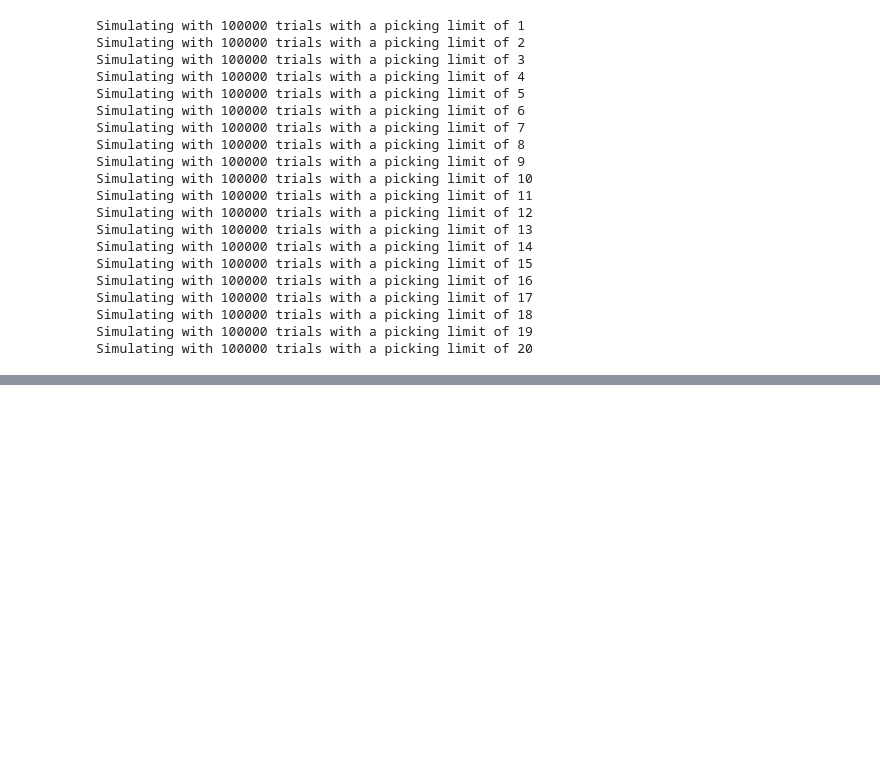
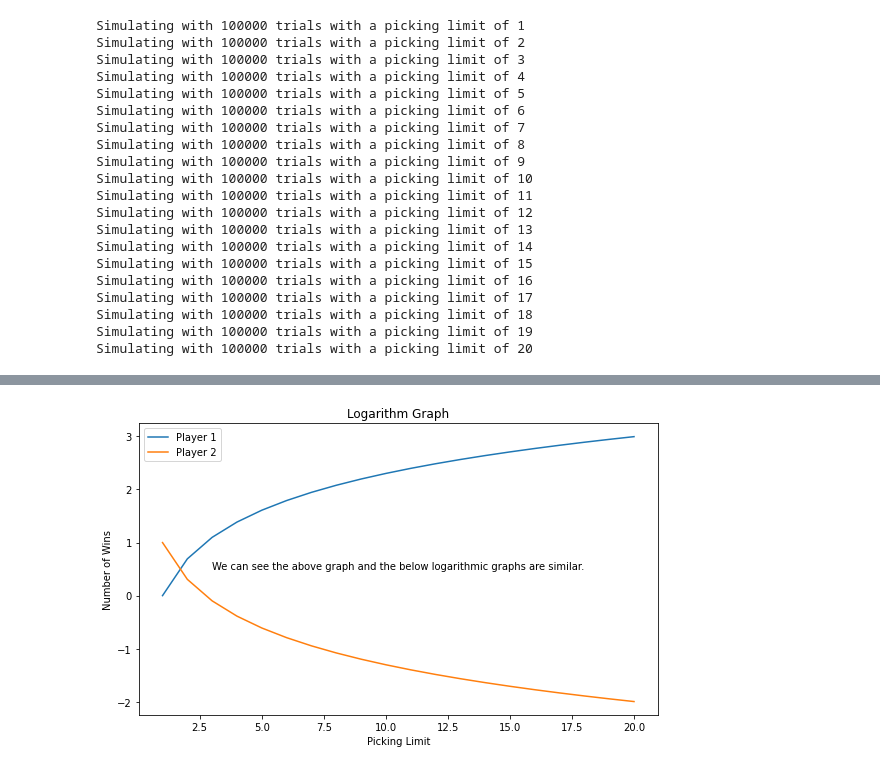
Before and after one commit to naxxatra/nim-prob-sim, a Jupyter notebook: main.ipynb, the cells around one changed output, grey strips where cells are left out. Drawn from its saved outputs; the diff is of its cells as text; code cells hidden in the pictures; blank space fills up the shorter version.

```diff
--- a/main.ipynb
+++ b/main.ipynb
@@ -93,0 +95,17 @@ plt.close()
+# %%
+# Logarithm Graph
+plt.figure(figsize=(8, 5))
+y_axis = np.array([[np.log(i), 1 - np.log(i)] for i in range(1, 21)])
+plt.plot([i for i in range(1, 21)], y_axis[:,0], label="Player 1")
+plt.plot([i for i in range(1, 21)], y_axis[:,1], label="Player 2")
+plt.xlabel("Picking Limit")
+plt.ylabel("Number of Wins")
+plt.title("Logarithm Graph")
+plt.text(3, 0.5, "We can see the above graph and the below logarithmic graphs are similar.")
+plt.legend()
+plt.tight_layout()
+plt.savefig('plot.png')
+plt.show()
+plt.close()
+# %% [output]
+[figure, added]
```
Also changed, not shown: parts of 1 cell of this notebook, 1 other file.
